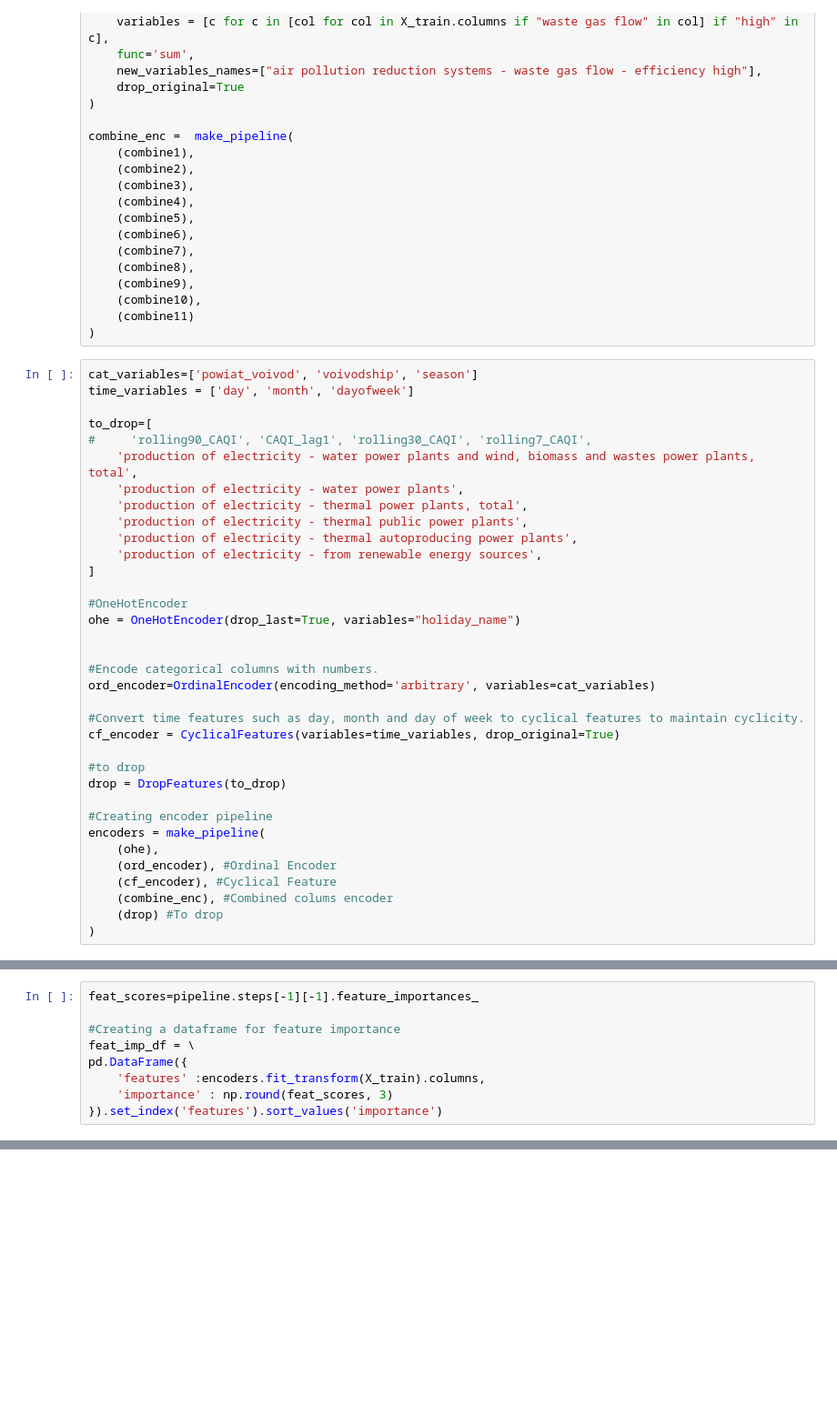
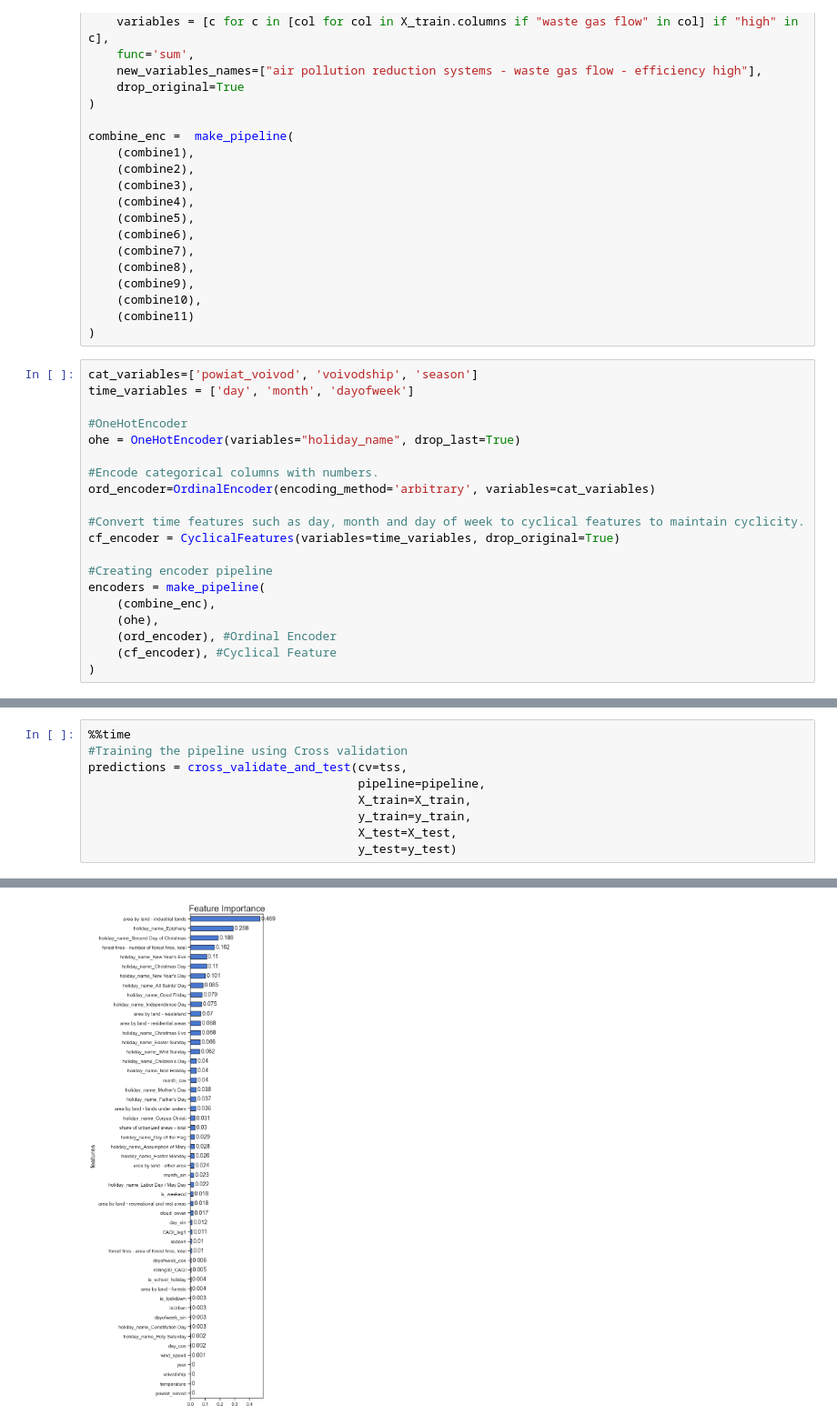
Before and after one commit to OmdenaAI/warsaw-poland-chapter-air-pollution, a Jupyter notebook: src/tasks/task-4-modeling/Joseph Antony_Modelling/1. BaseLine Model.ipynb, the cells around one changed output, grey strips where cells are left out. Shown at 91% size. Saved outputs shown, nothing was run; the diff lists cells and outputs as text; blank space fills up the shorter version.

```diff
--- a/src/tasks/task-4-modeling/Joseph Antony_Modelling/1. BaseLine Model.ipynb
+++ b/src/tasks/task-4-modeling/Joseph Antony_Modelling/1. BaseLine Model.ipynb
@@ -149,19 +149,8 @@ combine_enc =  make_pipeline(
 cat_variables=['powiat_voivod', 'voivodship', 'season']
 time_variables = ['day', 'month', 'dayofweek']
 
-to_drop=[
-#     'rolling90_CAQI', 'CAQI_lag1', 'rolling30_CAQI', 'rolling7_CAQI',
-    'production of electricity - water power plants and wind, biomass and wastes power plants, total',
-    'production of electricity - water power plants',
-    'production of electricity - thermal power plants, total',
-    'production of electricity - thermal public power plants',
-    'production of electricity - thermal autoproducing power plants',
-    'production of electricity - from renewable energy sources',
-]
-
 #OneHotEncoder
-ohe = OneHotEncoder(drop_last=True, variables="holiday_name")
-
+ohe = OneHotEncoder(variables="holiday_name", drop_last=True)
 
 #Encode categorical columns with numbers.
 ord_encoder=OrdinalEncoder(encoding_method='arbitrary', variables=cat_variables)
@@ -169,16 +158,12 @@ ord_encoder=OrdinalEncoder(encoding_method='arbitrary', variables=cat_variables)
 #Convert time features such as day, month and day of week to cyclical features to maintain cyclicity.
 cf_encoder = CyclicalFeatures(variables=time_variables, drop_original=True)
 
-#to drop
-drop = DropFeatures(to_drop)
-
 #Creating encoder pipeline
 encoders = make_pipeline(
+    (combine_enc),
     (ohe),
     (ord_encoder), #Ordinal Encoder
     (cf_encoder), #Cyclical Feature
-    (combine_enc), #Combined colums encoder
-    (drop) #To drop
 )
 # %%
 # XGBoost
@@ -297,9 +389,0 @@ Wall time: 3min 54s
-# %%
-feat_scores=pipeline.steps[-1][-1].feature_importances_
-
-#Creating a dataframe for feature importance
-feat_imp_df = \
-pd.DataFrame({
-    'features' :encoders.fit_transform(X_train).columns,
-    'importance' : np.round(feat_scores, 3)
-}).set_index('features').sort_values('importance')
@@ -374,0 +447,10 @@ ax.set_title("powiat wodzisławski, śląskie");
+# %%
+%%time
+#Training the pipeline using Cross validation
+predictions = cross_validate_and_test(cv=tss,
+                                      pipeline=pipeline,
+                                      X_train=X_train,
+                                      y_train=y_train,
+                                      X_test=X_test,
+                                      y_test=y_test)
+# %% [output]
@@ -374,0 +475 @@ ax.set_title("powiat wodzisławski, śląskie");
+[figure, added]
```
Also changed, not shown: parts of 19 cells of this notebook.
